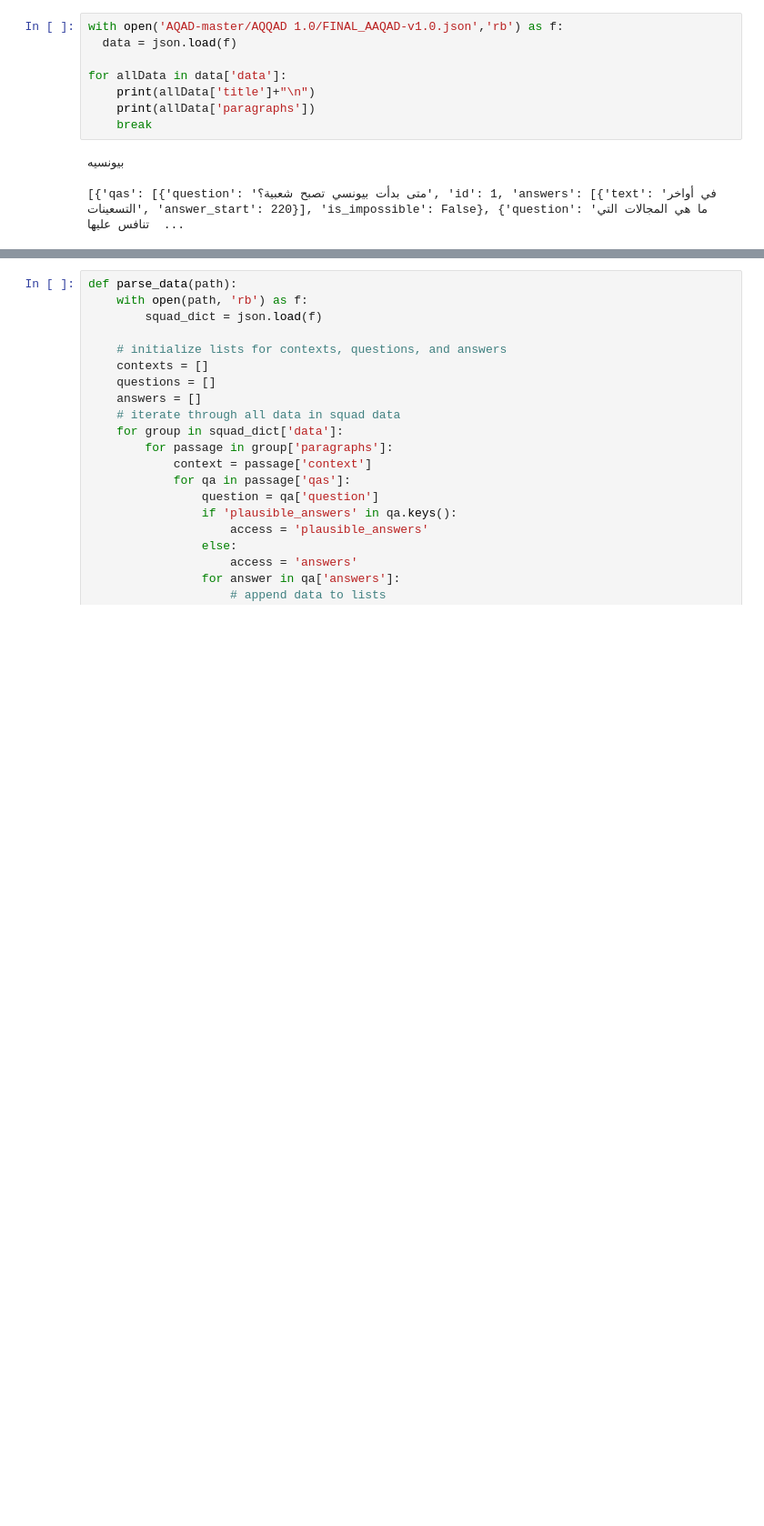
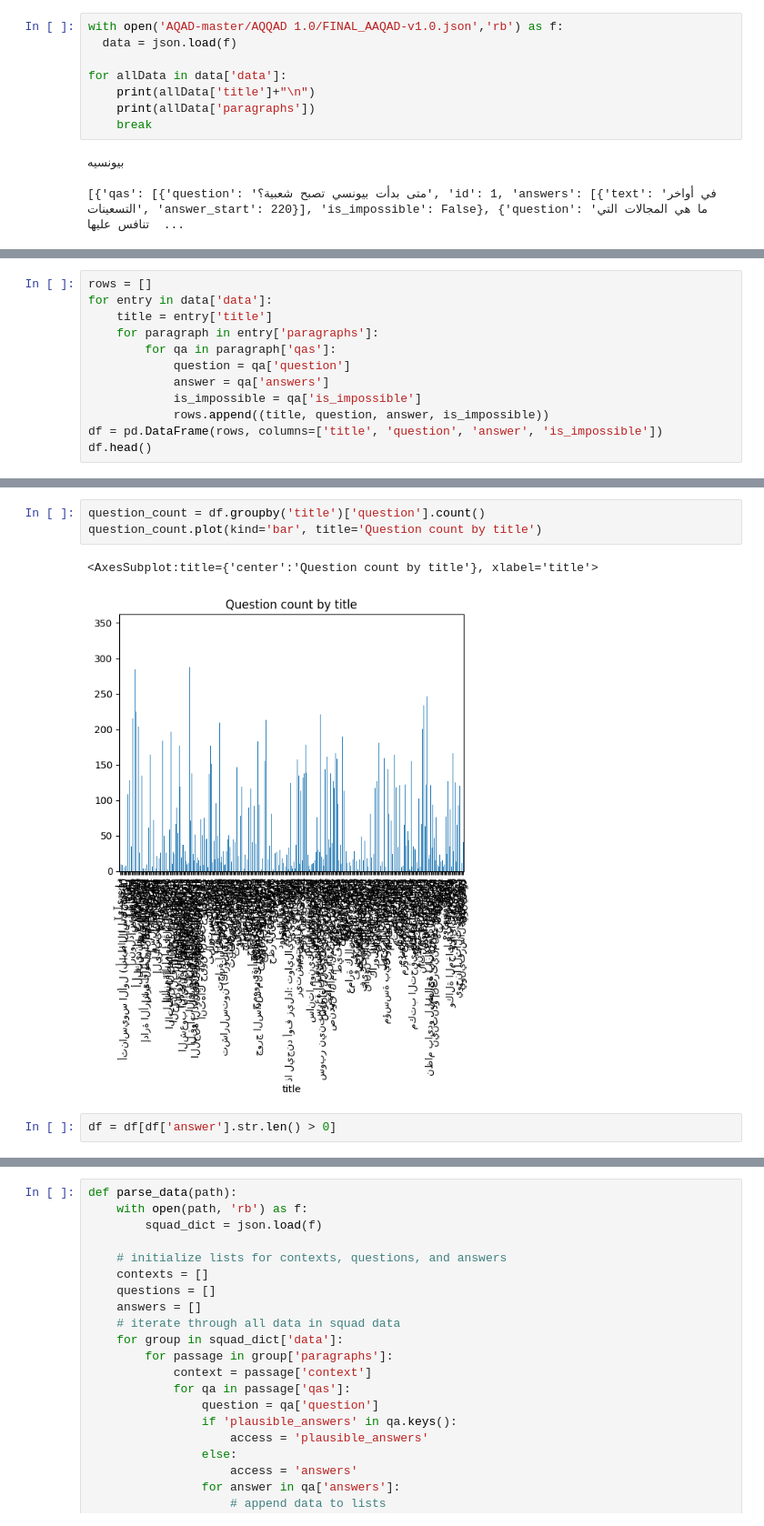
Before and after one commit to m-abdelgaber/NLP-Project, a Jupyter notebook: QA.ipynb, the cells around one changed output, grey strips where cells are left out. Shown at 91% size. Saved outputs shown, nothing was run; the diff lists cells and outputs as text; blank space fills up the shorter version.

```diff
--- a/QA.ipynb
+++ b/QA.ipynb
@@ -46,0 +64,12 @@ for allData in data['data']:
+# %%
+rows = []
+for entry in data['data']:
+    title = entry['title']
+    for paragraph in entry['paragraphs']:
+        for qa in paragraph['qas']:
+            question = qa['question']
+            answer = qa['answers']
+            is_impossible = qa['is_impossible']
+            rows.append((title, question, answer, is_impossible))
+df = pd.DataFrame(rows, columns=['title', 'question', 'answer', 'is_impossible'])
+df.head()
@@ -46,0 +126,8 @@ for allData in data['data']:
+# %%
+question_count = df.groupby('title')['question'].count()
+question_count.plot(kind='bar', title='Question count by title')
+# %% [output]
+<AxesSubplot:title={'center':'Question count by title'}, xlabel='title'>
+[figure, added]
+# %%
+df = df[df['answer'].str.len() > 0]
```
Also changed, not shown: parts of 28 cells of this notebook.
